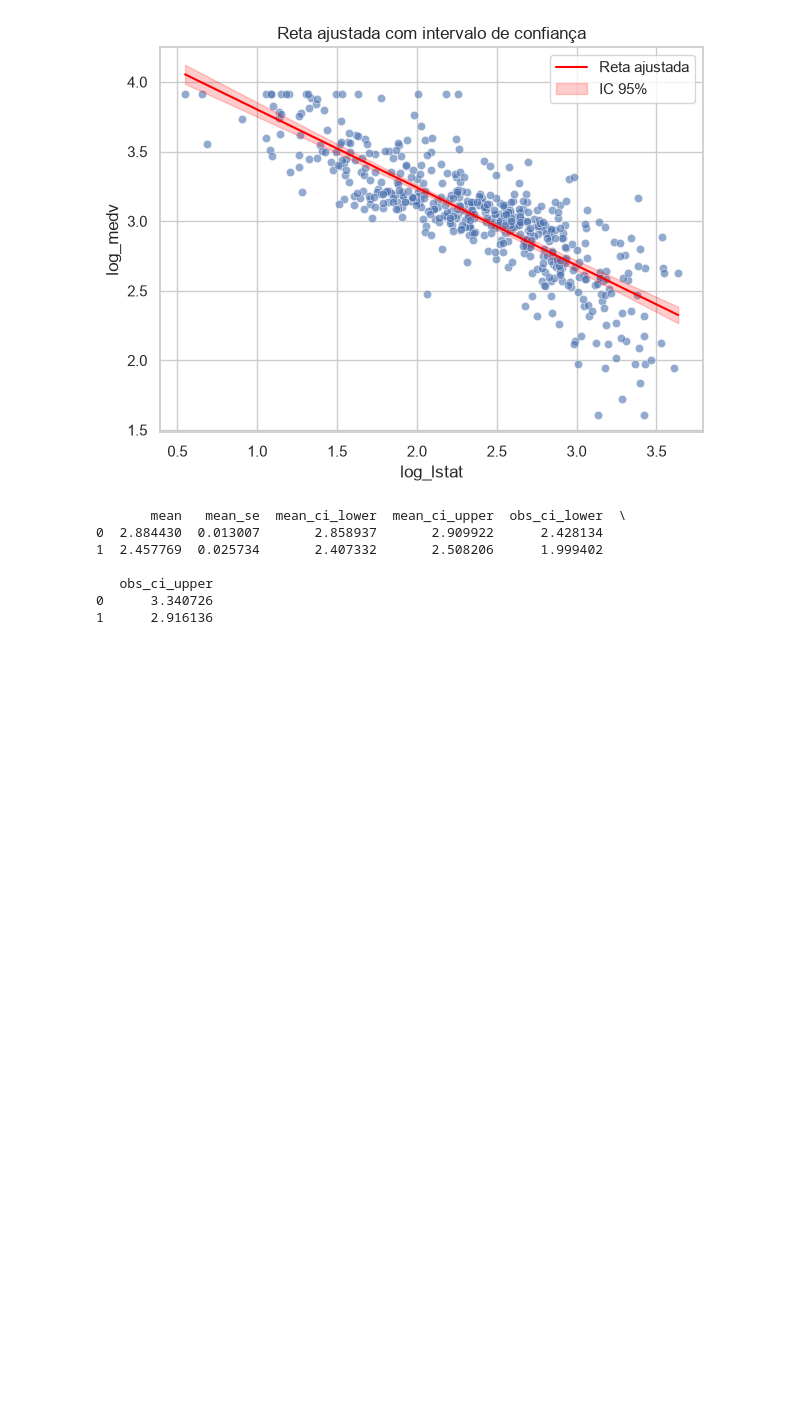
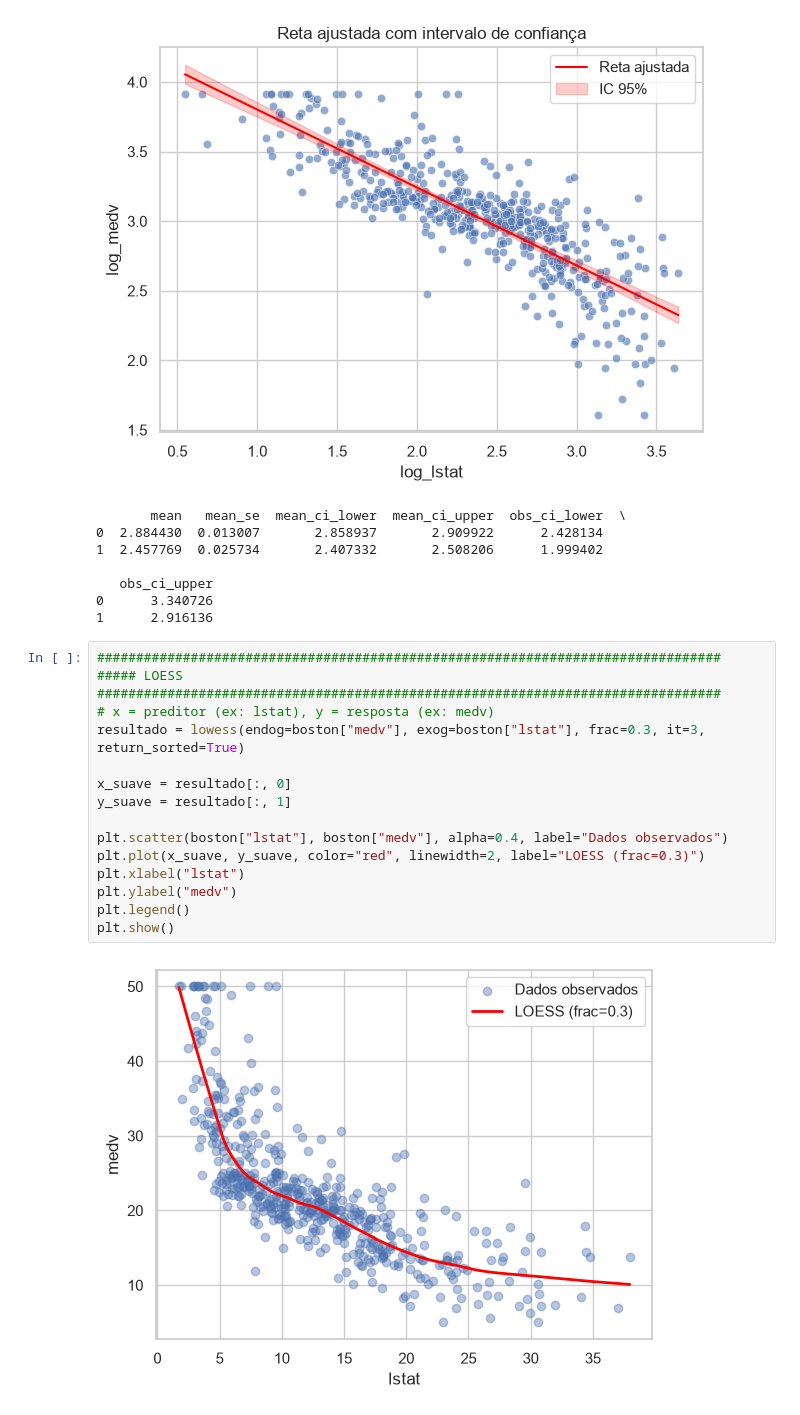
Before and after one commit to ClerenceSilva/KNN-LOESS-RLS, a Jupyter notebook: desafio 1/Códigos.ipynb, the cells around one changed output. Saved outputs shown, nothing was run; the diff lists cells and outputs as text; blank space fills up the shorter version.

```diff
--- a/desafio 1/Códigos.ipynb
+++ b/desafio 1/Códigos.ipynb
@@ -217,3 +242,21 @@ print(pred_media)
    obs_ci_upper
 0      3.340726
 1      2.916136
+# %%
+################################################################################
+##### LOESS
+################################################################################
+# x = preditor (ex: lstat), y = resposta (ex: medv)
+resultado = lowess(endog=boston["medv"], exog=boston["lstat"], frac=0.3, it=3, return_sorted=True)
+
+x_suave = resultado[:, 0]
+y_suave = resultado[:, 1]
+
+plt.scatter(boston["lstat"], boston["medv"], alpha=0.4, label="Dados observados")
+plt.plot(x_suave, y_suave, color="red", linewidth=2, label="LOESS (frac=0.3)")
+plt.xlabel("lstat")
+plt.ylabel("medv")
+plt.legend()
+plt.show()
+# %% [output]
+[figure, added]
```
Also changed, not shown: parts of 7 cells of this notebook.
